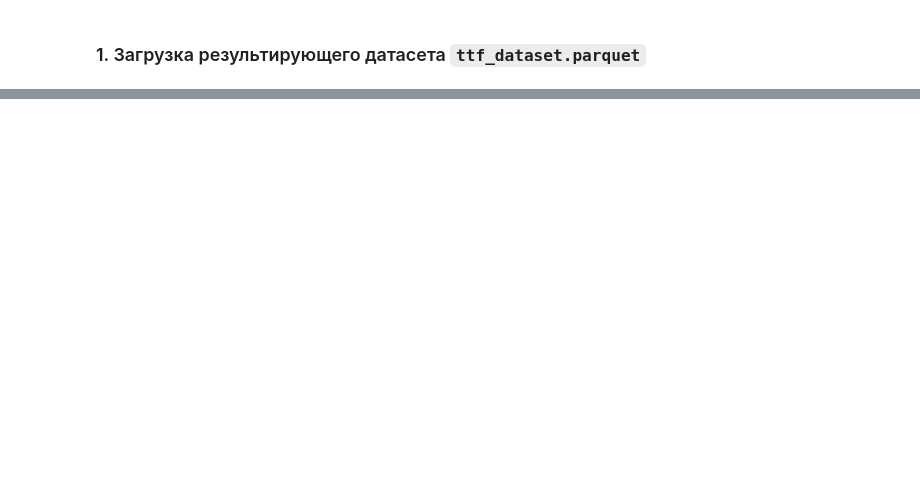
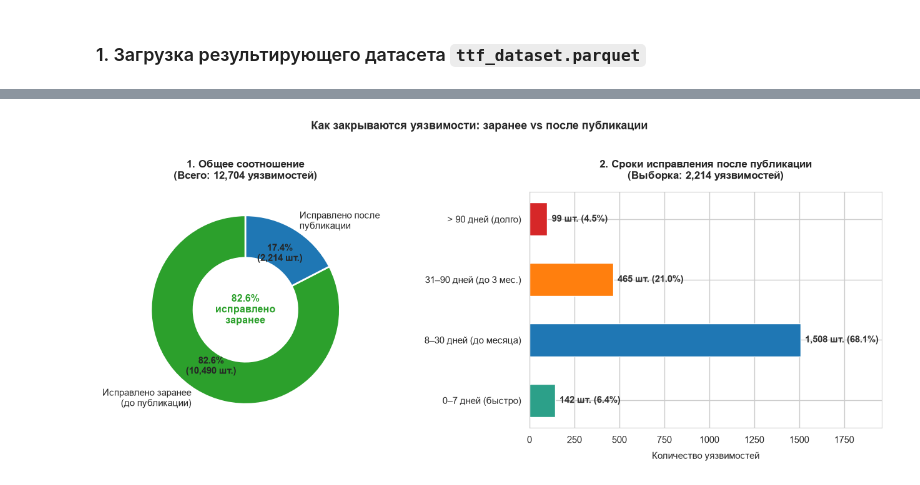
Before and after one commit to kseilons/python-fix-time, a Jupyter notebook: notebooks/data_exploration.ipynb, the cells around one changed output, grey strips where cells are left out. Cells and saved outputs as stored; diff of their text form; code cells hidden in the pictures; blank space fills up the shorter version.

```diff
--- a/notebooks/data_exploration.ipynb
+++ b/notebooks/data_exploration.ipynb
@@ -133,0 +116,79 @@ plt.show()
+# %%
+valid_ttf = df["ttf_days"].dropna()
+
+cvd_count = (valid_ttf < 0).sum()
+after_count = (valid_ttf >= 0).sum()
+total = len(valid_ttf)
+
+fig, (ax1, ax2) = plt.subplots(1, 2, figsize=(13.5, 5.5))
+
+# Левый график: Donut Заранее vs После
+sizes = [cvd_count, after_count]
+labels = ["Исправлено заранее\n(до публикации)", "Исправлено после\nпубликации"]
+colors = ["#2ca02c", "#1f77b4"]
+
+wedges, texts, autotexts = ax1.pie(
+    sizes,
+    labels=labels,
+    autopct=lambda p: f"{p:.1f}%\n({int(round(p * total / 100)):,} шт.)",
+    startangle=90,
+    colors=colors,
+    pctdistance=0.7,
+    wedgeprops=dict(width=0.45, edgecolor="white", linewidth=2)
+)
+for t in texts:
+    t.set_fontsize(11)
+for at in autotexts:
+    at.set_fontsize(10.5)
+    at.set_fontweight("bold")
+
+ax1.text(
+    0, 0,
+    f"{cvd_count / total * 100:.1f}%\nисправлено\nзаранее",
+    ha="center", va="center",
+    fontsize=11.5, fontweight="bold", color="#2ca02c"
+)
+ax1.set_title(f"1. Общее соотношение\n(Всего: {total:,} уязвимостей)", fontsize=12, fontweight="bold", pad=15)
+
+# Правый график: детальная расшифровка сроков для тех, кто исправлялся после публикации
+after_ttf = valid_ttf[valid_ttf >= 0]
+def cat_after(d):
+    if d <= 7: return "0–7 дней (быстро)"
+    elif d <= 30: return "8–30 дней (до месяца)"
+    elif d <= 90: return "31–90 дней (до 3 мес.)"
+    else: return "> 90 дней (долго)"
+
+order = ["0–7 дней (быстро)", "8–30 дней (до месяца)", "31–90 дней (до 3 мес.)", "> 90 дней (долго)"]
+after_cats = after_ttf.apply(cat_after).value_counts().reindex(order)
+
+y_pos = np.arange(len(order))
+bar_colors = ["#2ca089", "#1f77b4", "#ff7f0e", "#d62728"]
+bars = ax2.barh(y_pos, after_cats.values, color=bar_colors, height=0.55)
+
+for bar, val in zip(bars, after_cats.values):
+    pct_rel = val / len(after_ttf) * 100
+    ax2.text(
+        bar.get_width() + 25,
+        bar.get_y() + bar.get_height() / 2,
+        f"{val:,} шт. ({pct_rel:.1f}%)",
+        va="center",
+        ha="left",
+        fontsize=10.5,
+        fontweight="bold",
+        color="#333333"
+    )
+
+ax2.set_yticks(y_pos)
+ax2.set_yticklabels(order, fontsize=11)
+ax2.set_xlim(0, max(after_cats.values) * 1.3)
+ax2.set_title(f"2. Сроки исправления после публикации\n(Выборка: {len(after_ttf):,} уязвимостей)", fontsize=12, fontweight="bold", pad=15)
+ax2.set_xlabel("Количество уязвимостей", fontsize=11, labelpad=8)
+
+plt.suptitle("Как закрываются уязвимости: заранее vs после публикации", fontsize=13, fontweight="bold", y=1.02)
+plt.tight_layout()
+plt.show()
+
+print(f"Исправлено заранее (до анонса): {cvd_count:,} ({cvd_count / total * 100:.2f}%)")
+print(f"Исправлено после публикации: {after_count:,} ({after_count / total * 100:.2f}%)")
+# %% [output]
+[figure, added]
```
Also changed, not shown: parts of 29 cells of this notebook, 1 other file.
